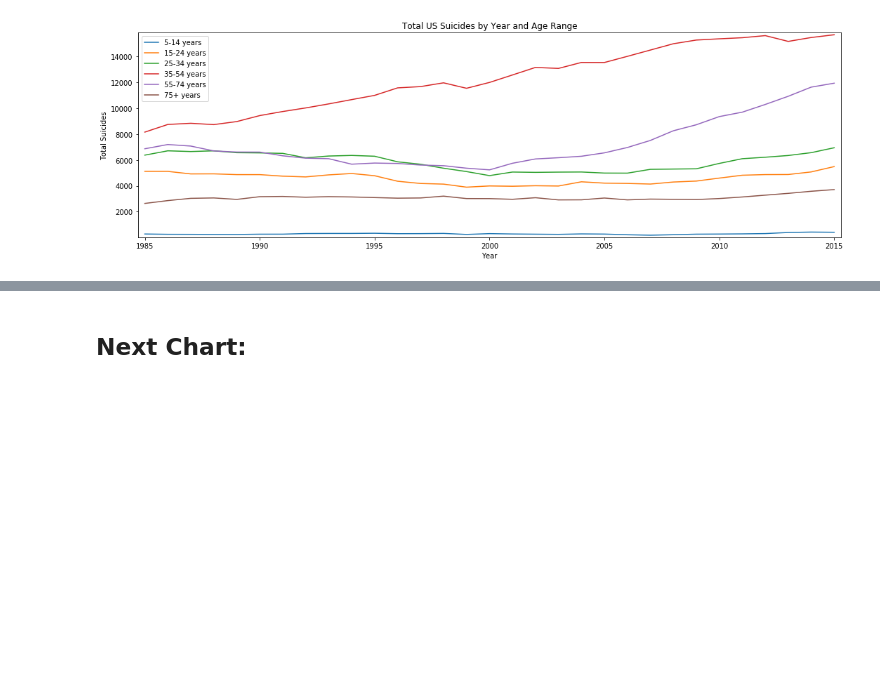
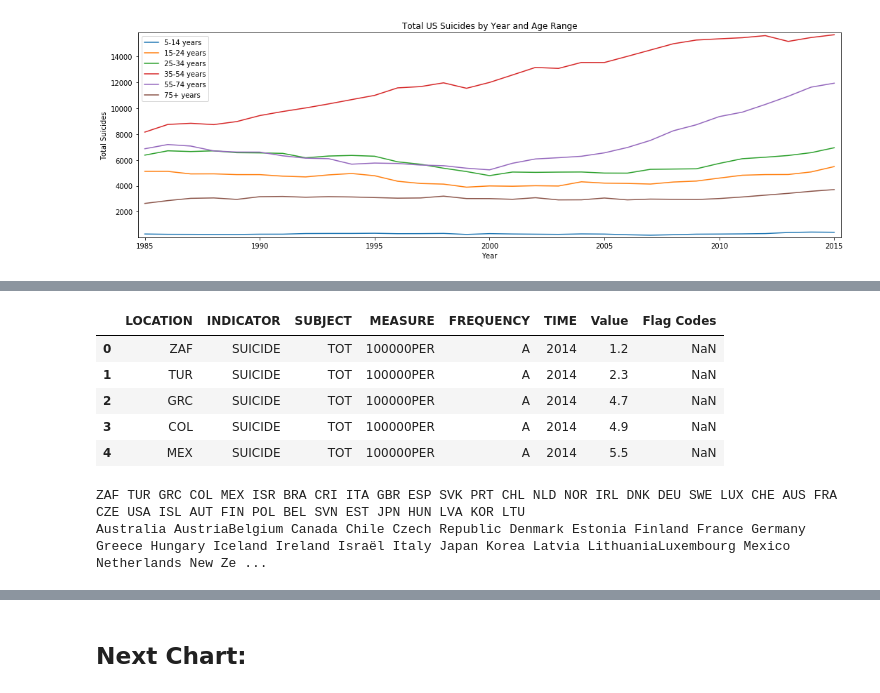
Before and after one commit to aeclaman/Project1, a Jupyter notebook: notebooks/graphs.ipynb, the cells around one changed output, grey strips where cells are left out. Saved outputs shown, nothing was run; the diff lists cells and outputs as text; code cells hidden in the pictures; blank space fills up the shorter version.

```diff
--- a/notebooks/graphs.ipynb
+++ b/notebooks/graphs.ipynb
@@ -163,0 +183,35 @@ plt.show()
+# %%
+# len(oecd_df.groupby(["LOCATION"]).groups)     # 38 countries,
+# oecd_df.groupby('LOCATION').first()          # all have values for 2014
+# oecd_df.groupby('LOCATION').last()          # some ONLY have data for 2014
+# No population data or economica data, but a good overview comparing 2nd-1st world.
+### Groupby to gather only 2014 data, since it is the only complete year.
+### Then sort by lowest to hightest suic rate. Set new index once sorted.
+oecd_group = pd.DataFrame(oecd_df.groupby('LOCATION').first())
+oecd_group = oecd_group.sort_values('Value')
+oecd_group = oecd_group.reset_index()
+oecd_group.head()
+# %% [output]
+|  | LOCATION | INDICATOR | SUBJECT | MEASURE | FREQUENCY | TIME | Value | Flag Codes |
+| 0 | ZAF | SUICIDE | TOT | 100000PER | A | 2014 | 1.2 | NaN |
+| 1 | TUR | SUICIDE | TOT | 100000PER | A | 2014 | 2.3 | NaN |
+| 2 | GRC | SUICIDE | TOT | 100000PER | A | 2014 | 4.7 | NaN |
+| 3 | COL | SUICIDE | TOT | 100000PER | A | 2014 | 4.9 | NaN |
+| 4 | MEX | SUICIDE | TOT | 100000PER | A | 2014 | 5.5 | NaN |
+# %%
+# The country codes are difficult to understand. And don't match the OECD members.
+country_members = ["Australia","Austria""Belgium","Canada","Chile","Czech Republic",\
+                   "Denmark","Estonia","Finland","France","Germany","Greece","Hungary",\
+                   "Iceland","Ireland","Israël","Italy","Japan","Korea","Latvia","Lithuania"\
+                   "Luxembourg","Mexico","Netherlands","New Zealand","Norway","Poland",\
+                   "Portugal","Slovak Republic","Slovenia","Spain","Switzerland",
+                   "Turkey","United Kingdom","United States"]
+# len(country_members)                        # 36 countries... ZAF and which other are extra?
+# len(oecd_group.loc[:,"LOCATION"])         # 38 countries
+print(*oecd_group.loc[:,"LOCATION"])
+print(*country_members)
+###  oecd_df is missing "Canada", "Latvia", "New Zealand", "United States"
+###  oecd_df extras incl. "BRA", "COL", "CRI", "LVA", "ZAF"
+# %% [output]
+ZAF TUR GRC COL MEX ISR BRA CRI ITA GBR ESP SVK PRT CHL NLD NOR IRL DNK DEU SWE LUX CHE AUS FRA CZE USA ISL AUT FIN POL BEL SVN EST JPN HUN LVA KOR LTU
+Australia AustriaBelgium Canada Chile Czech Republic Denmark Estonia Finland France Germany Greece Hungary Iceland Ireland Israël Italy Japan Korea Latvia LithuaniaLuxembourg Mexico Netherlands New Ze ...
```
Also changed, not shown: parts of 6 cells of this notebook, 1 other file.
